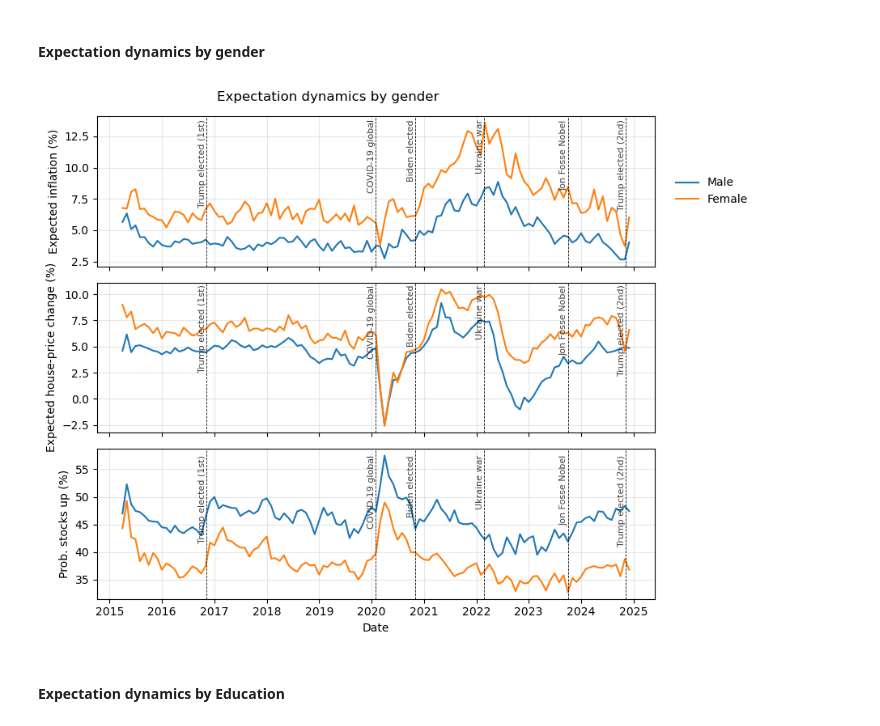
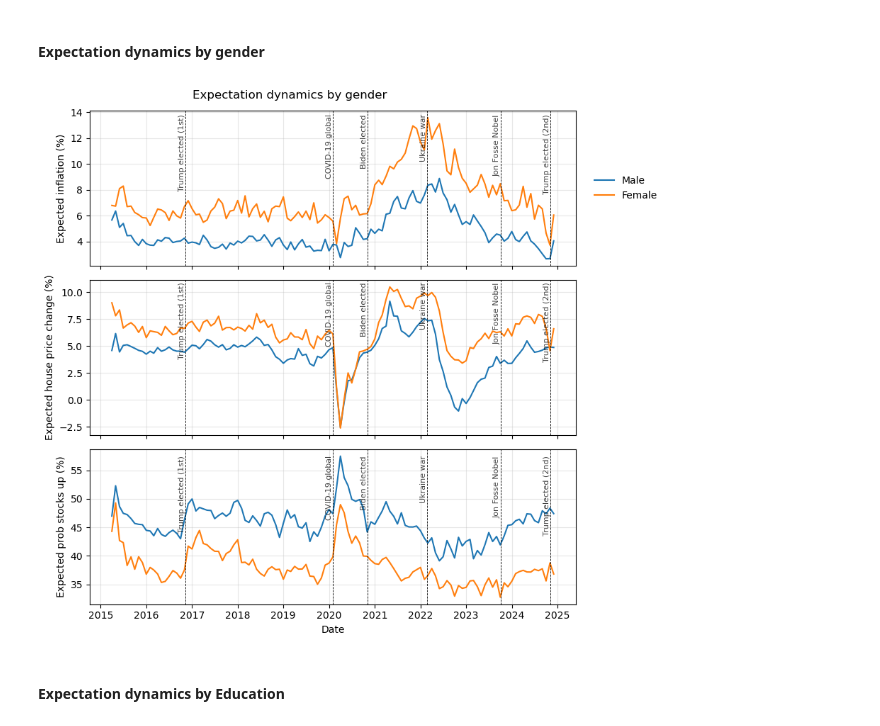
Before and after one commit to OliverNilsen04/TECH2-H25-Term-project, a Jupyter notebook: TermPaper copy 4.ipynb, the cells around one changed output. Cells and saved outputs as stored; diff of their text form; code cells hidden in the pictures.

```diff
--- a/TermPaper copy 4.ipynb
+++ b/TermPaper copy 4.ipynb
@@ -512,7 +512,7 @@ def make_monthly_averages(df, group_col):
 # %% [markdown]
 #### Function to plot expection dynamics
 # %%
-def plot_expectations(grouped, group_col, title_suffix):
+def plot_expectations(grouped, group_col, title_suffix, events):
     """
     Plots average expectations for each group value in three panels:
     inflation, house-price expectations, and stock-market expectations.
@@ -540,28 +540,24 @@ def plot_expectations(grouped, group_col, title_suffix):
         legend_labels = {g: str(g) for g in groups}
 
     # Create figure with 3 panels (inflation, house prices, stocks)
-    fig, axes = plt.subplots(3, 1, figsize=(9, 7), sharex=True)
+    fig, axes = plt.subplots(3, 1, figsize=(9, 8), sharex=True)
 
     # Add figure title
     fig.suptitle(f"Expectation dynamics by {title_suffix}", x=0.4)
 
-    # Panel 1: Expected inflation
-    for g in groups:
-        sub = grouped[grouped[group_col] == g]
-        axes[0].plot(sub["month"], sub["inflation"], label=legend_labels.get(g, str(g)))
-    axes[0].set_ylabel("Expected inflation (%)")
+    # plots 3 panels
+    val = ["inflation", "house_price_change", "prob_stocks_up"]
+    # plotting 3 different graphs given by val
+    for index, word in enumerate(val):
 
-    # Panel 2: Expected house-price change
-    for g in groups:
-        sub = grouped[grouped[group_col] == g]
-        axes[1].plot(sub["month"], sub["house_price_change"], label=legend_labels.get(g, str(g)))
-    axes[1].set_ylabel("Expected house-price change (%)")
+        # plotting 3 different pannels in the graph
+        for g in groups:
+            sub = grouped[grouped[group_col] == g]
+            axes[index].plot(sub["month"], sub[word], label=legend_labels.get(g, str(g)))
 
-    # Panel 3: Probability stocks increase
-    for g in groups:
-        sub = grouped[grouped[group_col] == g]
-        axes[2].plot(sub["month"], sub["prob_stocks_up"], label=legend_labels.get(g, str(g)))
-    axes[2].set_ylabel("Prob. stocks up (%)")
+        axes[index].set_ylabel(f"Expected {word.replace('_', ' ')} (%)")
+
+    # Preference: All the x axis is equal and date formatted. We have one to represent all x axis
     axes[2].set_xlabel("Date")
 
     # Add event lines + text labels
@@ -605,9 +601,9 @@ events = [
 # %%
 # (a) Gender
 gender_data = make_monthly_averages(df, "female")
-plot_expectations(gender_data, "female", "gender")
+plot_expectations(gender_data, "female", "gender", events)
 # %% [output]
-[figure, old version]
+[figure, new version]
 # %% [markdown]
 #### Expectation dynamics by Education
 # %%
```
Also changed, not shown: parts of 2 cells of this notebook.
